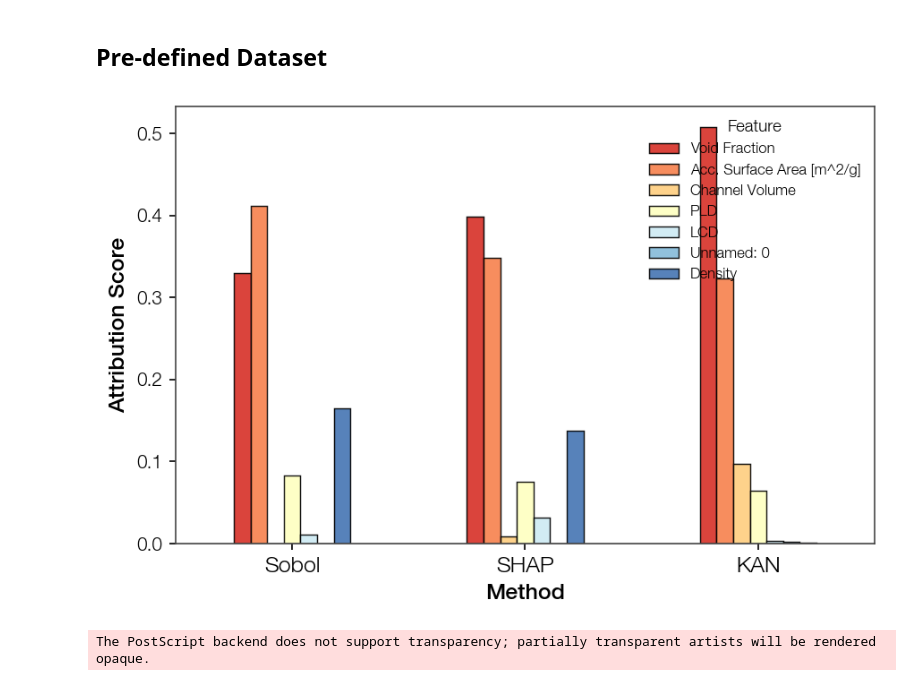
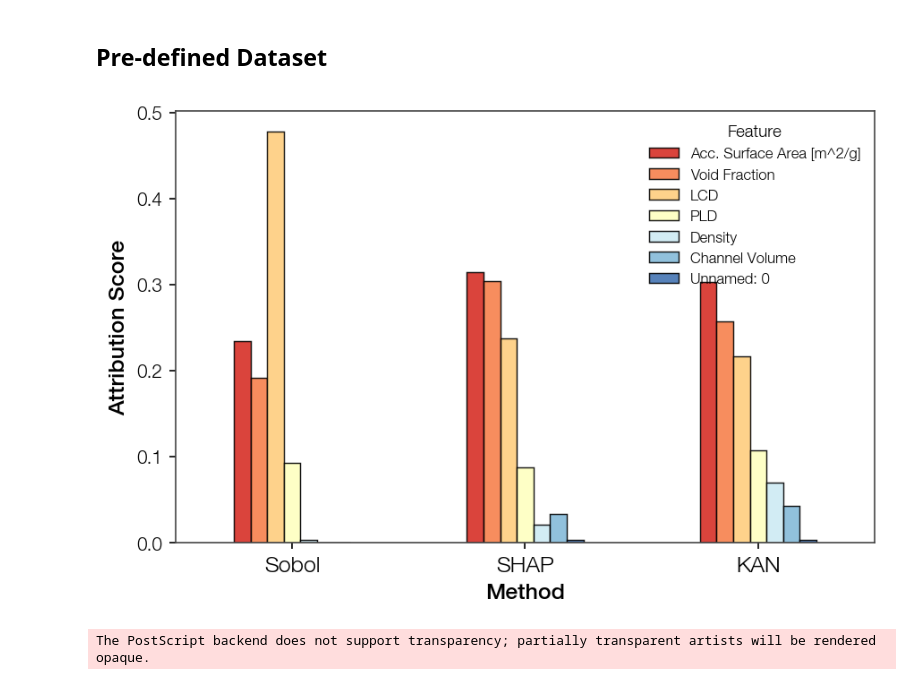
Before and after one commit to foodbanana/pykan, a Jupyter notebook: github/workflows/Hyein/plot_conventional.ipynb, the cells around one changed output. Drawn from its saved outputs; the diff is of its cells as text; code cells hidden in the pictures.

```diff
--- a/github/workflows/Hyein/plot_conventional.ipynb
+++ b/github/workflows/Hyein/plot_conventional.ipynb
@@ -168,7 +168,7 @@ import pandas as pd
 import os
 import numpy as np
 
-name_data = 'ITH4500'
+name_data = 'ITHH4500'
 
 root_dir = r"D:\pykan\github\workflows\Hyein"
 file_sobol = os.path.join(root_dir, "material_nn_models", name_data, f"{name_data}_sobol_indices.csv")
@@ -196,34 +196,34 @@ df_transposed = df_methods.T
 # 3. Create the plot using pandas built-in wrapper
 # This automatically handles dynamic counts of features
 num_feat = len(df_transposed.columns)
 cmap = plt.get_cmap('RdYlBu')
 custom_colors = [cmap(x) for x in np.linspace(0.1, 0.9, num_feat)]
 ax = df_transposed.plot(kind='bar', rot=0, color=custom_colors, alpha=0.9)
 
 # 4. Customize axes and labels
 ax.set_xlabel('Method')
 ax.set_ylabel('Attribution Score')
 if "CO2RR" in name_data:
     # ax.legend(title='Feature', loc='upper center', ncols=4)
     # y_min, y_max = ax.get_ylim()
     # ax.set_ylim([y_min, y_max*1.2])
 
     ax.legend(title='Feature', loc='upper right')
     x_min, x_max = ax.get_xlim()
     ax.set_xlim([x_min, x_max*1.15])
 else:
     ax.legend(title='Feature')
 y_min, y_max = ax.get_ylim()
 ax.set_ylim([0, y_max])
 
 # Adjust layout and display
 plt.savefig(os.path.join(root_dir, "material_kan_models", name_data, f"{name_data}_VS_conventional.png"))
 plt.savefig(os.path.join(root_dir, "material_kan_models", name_data, f"{name_data}_VS_conventional.svg"), format='svg')
 plt.savefig(os.path.join(dir_paper_figure, f"VS_conventionals_{name_data}.png"))
 plt.savefig(os.path.join(dir_paper_figure, f"VS_conventionals_{name_data}.svg"), format='svg')
 plt.show()
 # %% [output]
-[figure, old version]
+[figure, new version]
 # %%
 import pandas as pd
 import os
```
Also changed, not shown: 53 other files.
